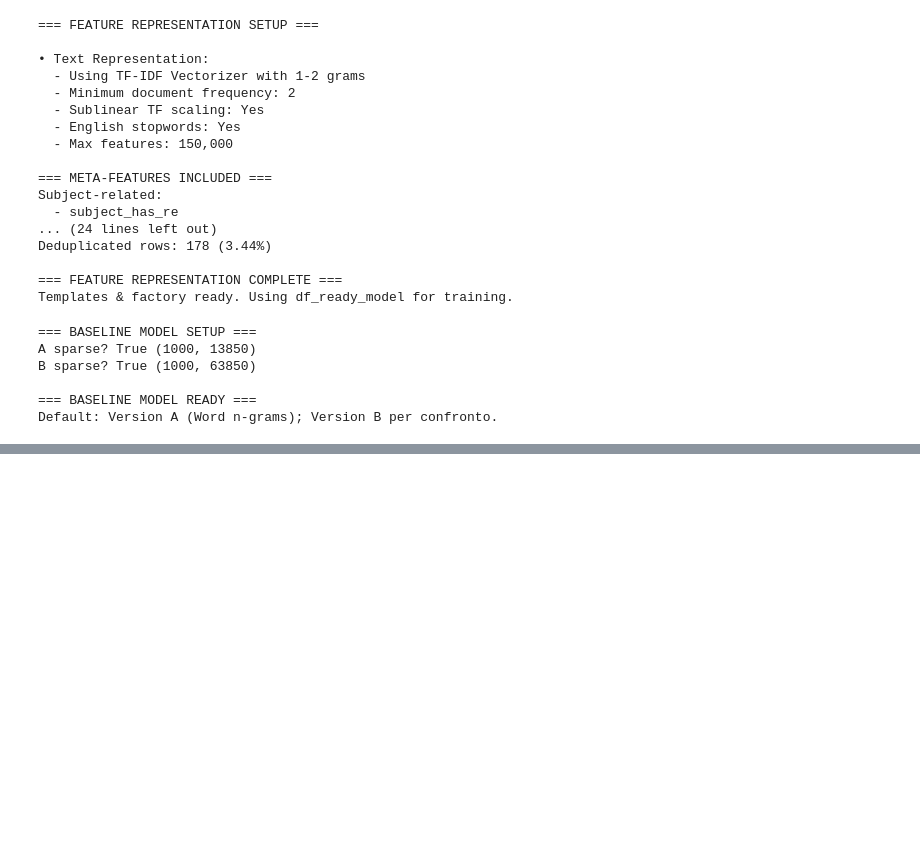
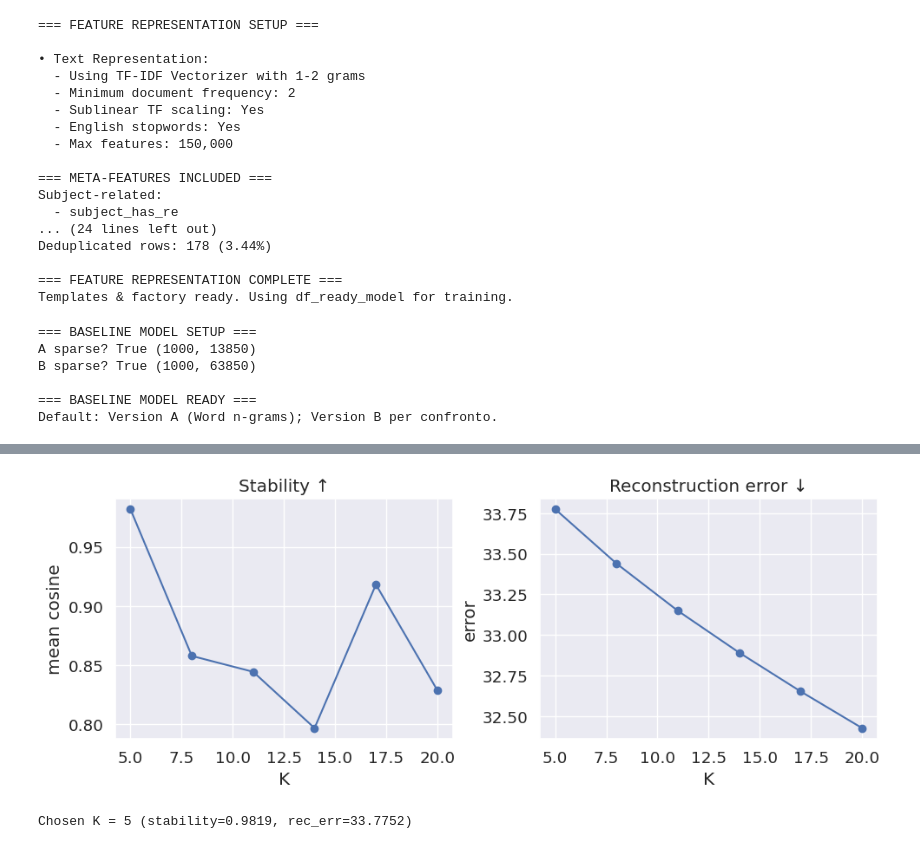
Before and after one commit to LorenzoVu/Anti-spam-software, a Jupyter notebook: anti_spam_filter.ipynb, the cells around one changed output, grey strips where cells are left out. Cells and saved outputs as stored; diff of their text form; code cells hidden in the pictures; blank space fills up the shorter version.

```diff
--- a/anti_spam_filter.ipynb
+++ b/anti_spam_filter.ipynb
@@ -1447,6 +1456,19 @@ print(f"\n=== OOF METRICS (global) ===")
 print(f"PR-AUC (OOF):  {oof_pr_auc:.4f}")
 print(f"ROC-AUC (OOF): {oof_roc_auc:.4f}")
 
+# Soglia F1-max su OOF (globale)
+prec, rec, thr = precision_recall_curve(oof_true, oof_pred)
+prec_t, rec_t = prec[:-1], rec[:-1]           # allinea a thr
+f1 = 2 * prec_t * rec_t / (prec_t + rec_t + 1e-8)
+thr_f1_global = float(thr[np.argmax(f1)])
+
+# Soglia high-recall (massima soglia con Recall >= 0.95)
+mask = rec_t >= 0.95
+thr_hr_global = float(thr[np.where(mask)[0][-1]]) if mask.any() else float(thr[0])
+
+print("Global F1-max threshold:", thr_f1_global)
+print("Global high-recall threshold:", thr_hr_global)
+
 
 # --- 6. Save results for later use ---
 cv_results = {
@@ -1461,6 +1483,8 @@ cv_results = {
     "chosen_thr": chosen_thr,
     "confusion_matrix": cm,
     "oof_pr_auc": oof_pr_auc,
-    "oof_roc_auc": oof_roc_auc
+    "oof_roc_auc": oof_roc_auc,
+    "thr_f1_global": thr_f1_global,
+    "thr_hr_global": thr_hr_global
 }
 print("\n=== CV COMPLETE ===")
@@ -1466,0 +1970,57 @@ print("\n=== CV COMPLETE ===")
+# %%
+# Cell 6B — Estimate number of topics (K) using stability + reconstruction error
+
+from sklearn.decomposition import NMF
+from sklearn.metrics.pairwise import cosine_similarity
+from scipy.optimize import linear_sum_assignment
+import numpy as np
+import pandas as pd
+import matplotlib.pyplot as plt
+
+RSTATE = int(artifacts.get("random_state", 42))
+
+def fit_nmf(X, k, seed):
+    nmf = NMF(n_components=k, init='nndsvd', random_state=seed, max_iter=400, alpha_W=0.0, alpha_H=0.0, l1_ratio=0.0)
+    W = nmf.fit_transform(X)
+    H = nmf.components_
+    return nmf, W, H
+
+def topic_stability(H1, H2):
+    H1n = H1 / (np.linalg.norm(H1, axis=1, keepdims=True) + 1e-12)
+    H2n = H2 / (np.linalg.norm(H2, axis=1, keepdims=True) + 1e-12)
+    S   = cosine_similarity(H1n, H2n)
+    r, c = linear_sum_assignment(1 - S)
+    return S[r, c].mean()
+
+K_GRID = list(range(5, 21, 3))  # 5,8,11,14,17,20
+rows = []
+
+print("Evaluating K...")
+m = X_topic.shape[0]
+boot_p = 0.8
+for k in K_GRID:
+    rng1 = np.random.RandomState(RSTATE)
+    rng2 = np.random.RandomState(RSTATE + 1)
+    idx1 = rng1.choice(m, int(m*boot_p), replace=False)
+    idx2 = rng2.choice(m, int(m*boot_p), replace=False)
+
+    nmf1, W1, H1 = fit_nmf(X_topic[idx1], k, seed=RSTATE)
+    nmf2, W2, H2 = fit_nmf(X_topic[idx2], k, seed=RSTATE+1)
+
+    stab = topic_stability(H1, H2)
+    rec_err = (nmf1.reconstruction_err_ + nmf2.reconstruction_err_) / 2.0
+    rows.append({"K": k, "stability": stab, "reconstruction_err": rec_err})
+
+k_eval = pd.DataFrame(rows).sort_values("K")
+print("\n=== K evaluation ===")
+print(k_eval)
+
+fig, ax = plt.subplots(1,2, figsize=(10,4))
+ax[0].plot(k_eval["K"], k_eval["stability"], marker='o'); ax[0].set_title("Stability ↑"); ax[0].set_xlabel("K"); ax[0].set_ylabel("mean cosine")
+ax[1].plot(k_eval["K"], k_eval["reconstruction_err"], marker='o'); ax[1].set_title("Reconstruction error ↓"); ax[1].set_xlabel("K"); ax[1].set_ylabel("error")
+plt.tight_layout(); plt.show()
+
+best_row = k_eval.sort_values(["stability", "reconstruction_err"], ascending=[False, True]).iloc[0]
+BEST_K = int(best_row["K"])
+print(f"\nChosen K = {BEST_K} (stability={best_row['stability']:.4f}, rec_err={best_row['reconstruction_err']:.4f})")
+# %% [output]
@@ -1466,0 +2037,2 @@ print("\n=== CV COMPLETE ===")
+[figure, added]
+Chosen K = 5 (stability=0.9819, rec_err=33.7752)
```
Also changed, not shown: parts of 22 cells of this notebook, 7 other files.
